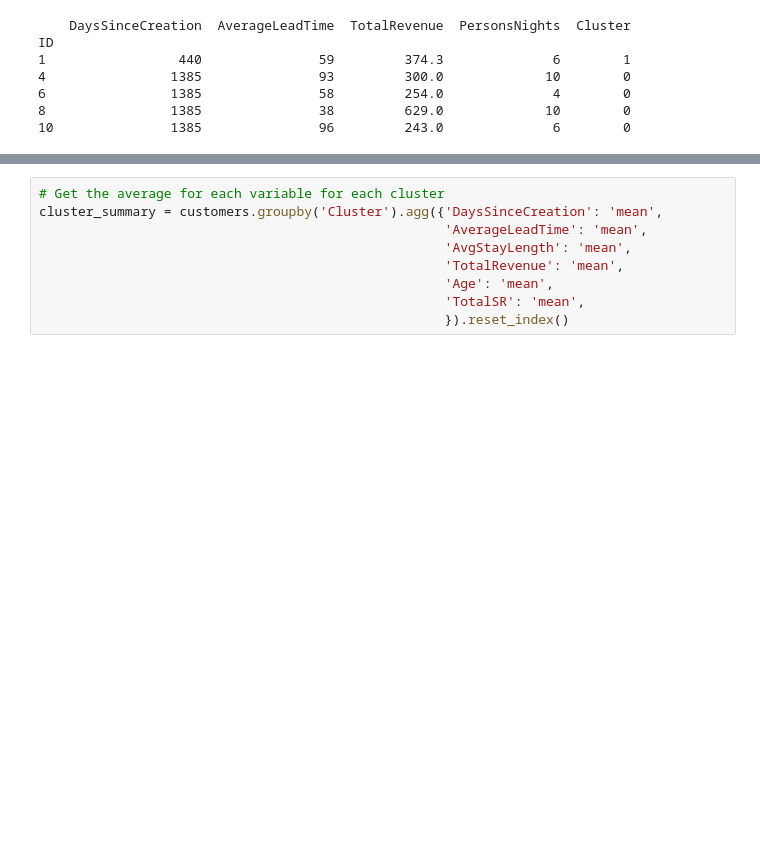
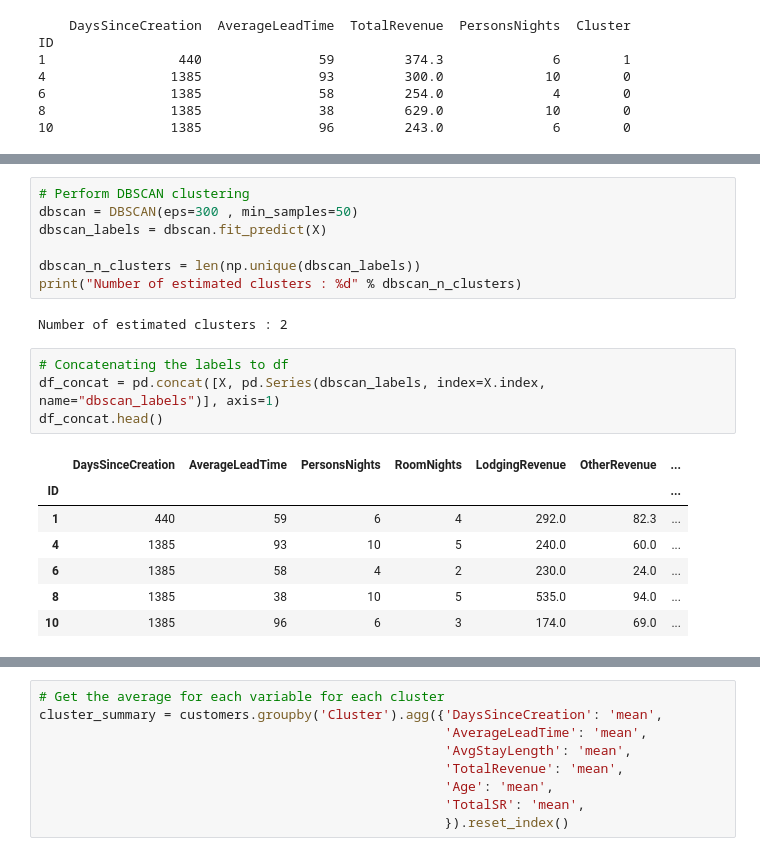
Before and after one commit to RubenCMarques/Hotel-Customer-Segmentation, a Jupyter notebook: Notebooks/A-B.ipynb, the cells around one changed output, grey strips where cells are left out. Cells and saved outputs as stored; diff of their text form; blank space fills up the shorter version.

```diff
--- a/Notebooks/A-B.ipynb
+++ b/Notebooks/A-B.ipynb
@@ -1813,0 +1874,21 @@ ID
+# %%
+# Perform DBSCAN clustering
+dbscan = DBSCAN(eps=300 , min_samples=50)
+dbscan_labels = dbscan.fit_predict(X)
+
+dbscan_n_clusters = len(np.unique(dbscan_labels))
+print("Number of estimated clusters : %d" % dbscan_n_clusters)
+# %% [output]
+Number of estimated clusters : 2
+# %%
+# Concatenating the labels to df
+df_concat = pd.concat([X, pd.Series(dbscan_labels, index=X.index, name="dbscan_labels")], axis=1)
+df_concat.head()
+# %% [output]
+|  | DaysSinceCreation | AverageLeadTime | PersonsNights | RoomNights | LodgingRevenue | OtherRevenue | ... |
+| ID |  |  |  |  |  |  | ... |
+| 1 | 440 | 59 | 6 | 4 | 292.0 | 82.3 | ... |
+| 4 | 1385 | 93 | 10 | 5 | 240.0 | 60.0 | ... |
+| 6 | 1385 | 58 | 4 | 2 | 230.0 | 24.0 | ... |
+| 8 | 1385 | 38 | 10 | 5 | 535.0 | 94.0 | ... |
+| 10 | 1385 | 96 | 6 | 3 | 174.0 | 69.0 | ... |
```
Also changed, not shown: parts of 30 cells of this notebook.
